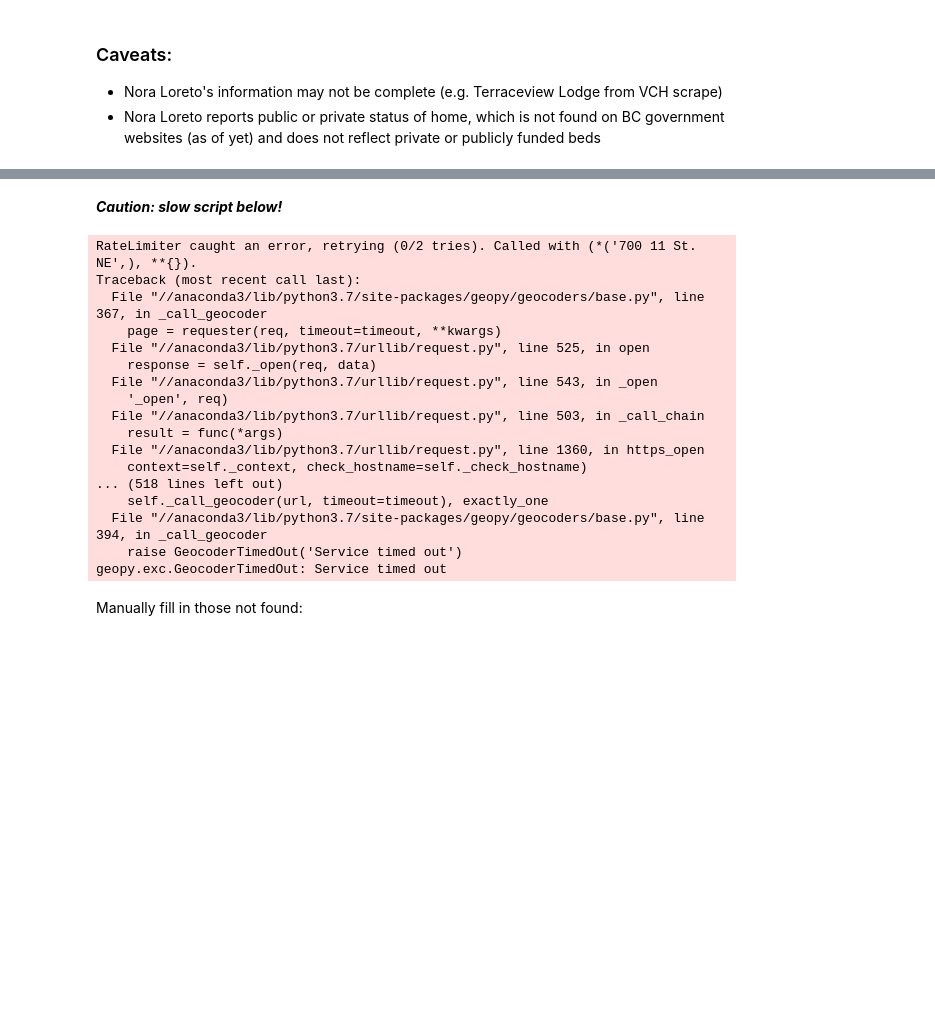
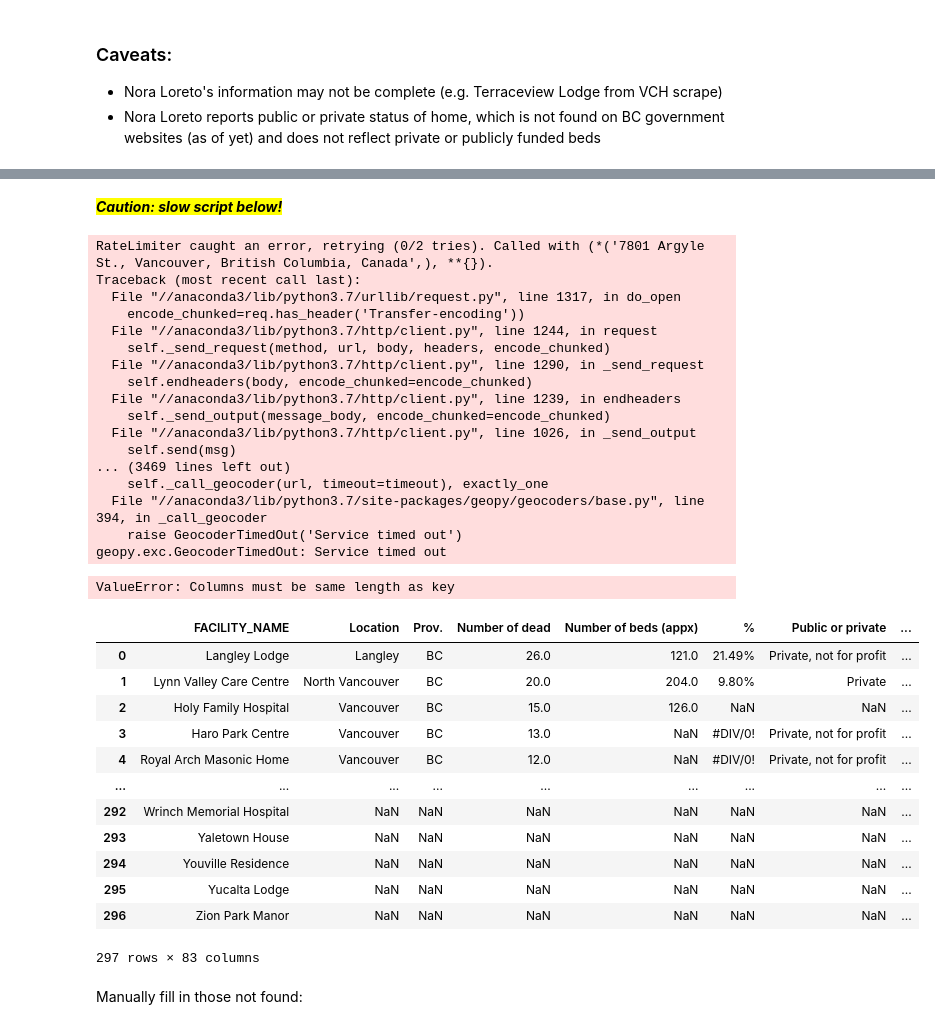
Before and after one commit to nganlyle/wrangle_covid, a Jupyter notebook: wrangling/BC-LTC.ipynb, the cells around one changed output, grey strips where cells are left out. Drawn from its saved outputs; the diff is of its cells as text; code cells hidden in the pictures; blank space fills up the shorter version.

```diff
--- a/wrangling/BC-LTC.ipynb
+++ b/wrangling/BC-LTC.ipynb
@@ -213,7 +215,7 @@ locator = Nominatim(user_agent="myGeocoder")
 # reformat address to be one string
 address = []
 for s,c in zip(merge['STREET_ADDRESS'].to_list(), merge['CITY'].to_list()):
-        address.append("{} {} British Columbia Canada".format(s,c))
+        address.append("{}, {}, British Columbia, Canada".format(s,c))
 
 merge['address'] = address
 merge.address
@@ -247,5 +260,5 @@ Name: address, Length: 297, dtype: object
 # %% [markdown]
-***Caution: slow script below!***
+<mark> ***Caution: slow script below!*** </mark>
 # %%
 from geopy.extra.rate_limiter import RateLimiter
 
@@ -253,28 +266,42 @@ from geopy.extra.rate_limiter import RateLimiter
 geocode = RateLimiter(locator.geocode, min_delay_seconds=1)
 
 # 2- - create location column
-merge['location'] = merge['STREET_ADDRESS'].apply(geocode)
+merge['location'] = merge['address'].apply(geocode)
 
 # 3 - create longitude, laatitude and altitude from location column (returns tuple)
 merge['point'] = merge['location'].apply(lambda loc: tuple(loc.point) if loc else None)
-
-# 4 - split point column into latitude, longitude and altitude columns
-merge[['latitude', 'longitude', 'altitude']] = pd.DataFrame(merge['point'].tolist(), index=merge.index)
 # %% [output]
-RateLimiter caught an error, retrying (0/2 tries). Called with (*('700 11 St. NE',), **{}).
+RateLimiter caught an error, retrying (0/2 tries). Called with (*('7801 Argyle St., Vancouver, British Columbia, Canada',), **{}).
 Traceback (most recent call last):
-  File "//anaconda3/lib/python3.7/site-packages/geopy/geocoders/base.py", line 367, in _call_geocoder
-    page = requester(req, timeout=timeout, **kwargs)
-  File "//anaconda3/lib/python3.7/urllib/request.py", line 525, in open
-    response = self._open(req, data)
-  File "//anaconda3/lib/python3.7/urllib/request.py", line 543, in _open
-    '_open', req)
-  File "//anaconda3/lib/python3.7/urllib/request.py", line 503, in _call_chain
-    result = func(*args)
-  File "//anaconda3/lib/python3.7/urllib/request.py", line 1360, in https_open
-    context=self._context, check_hostname=self._check_hostname)
-... (518 lines left out)
+  File "//anaconda3/lib/python3.7/urllib/request.py", line 1317, in do_open
+    encode_chunked=req.has_header('Transfer-encoding'))
+  File "//anaconda3/lib/python3.7/http/client.py", line 1244, in request
+    self._send_request(method, url, body, headers, encode_chunked)
+  File "//anaconda3/lib/python3.7/http/client.py", line 1290, in _send_request
+    self.endheaders(body, encode_chunked=encode_chunked)
+  File "//anaconda3/lib/python3.7/http/client.py", line 1239, in endheaders
+    self._send_output(message_body, encode_chunked=encode_chunked)
+  File "//anaconda3/lib/python3.7/http/client.py", line 1026, in _send_output
+    self.send(msg)
+... (3469 lines left out)
     self._call_geocoder(url, timeout=timeout), exactly_one
   File "//anaconda3/lib/python3.7/site-packages/geopy/geocoders/base.py", line 394, in _call_geocoder
     raise GeocoderTimedOut('Service timed out')
 geopy.exc.GeocoderTimedOut: Service timed out
+ValueError: Columns must be same length as key
+# %%
+merge
+# %% [output]
+|  | FACILITY_NAME | Location | Prov. | Number of dead | Number of beds (appx) | % | Public or private | ... |
+| 0 | Langley Lodge | Langley | BC | 26.0 | 121.0 | 21.49% | Private, not for profit | ... |
+| 1 | Lynn Valley Care Centre | North Vancouver | BC | 20.0 | 204.0 | 9.80% | Private | ... |
+| 2 | Holy Family Hospital | Vancouver | BC | 15.0 | 126.0 | NaN | NaN | ... |
+| 3 | Haro Park Centre | Vancouver | BC | 13.0 | NaN | #DIV/0! | Private, not for profit | ... |
+| 4 | Royal Arch Masonic Home | Vancouver | BC | 12.0 | NaN | #DIV/0! | Private, not for profit | ... |
+| ... | ... | ... | ... | ... | ... | ... | ... | ... |
+| 292 | Wrinch Memorial Hospital | NaN | NaN | NaN | NaN | NaN | NaN | ... |
+| 293 | Yaletown House | NaN | NaN | NaN | NaN | NaN | NaN | ... |
+| 294 | Youville Residence | NaN | NaN | NaN | NaN | NaN | NaN | ... |
+| 295 | Yucalta Lodge | NaN | NaN | NaN | NaN | NaN | NaN | ... |
+| 296 | Zion Park Manor | NaN | NaN | NaN | NaN | NaN | NaN | ... |
+297 rows × 83 columns
```
Also changed, not shown: parts of 19 cells of this notebook, 12 other files.
